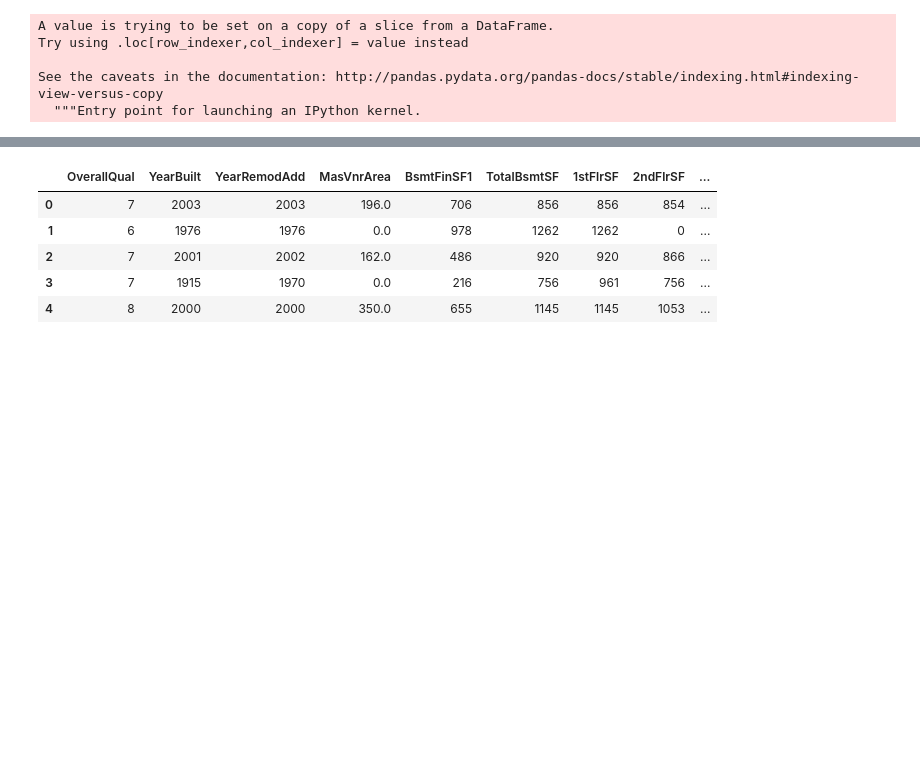
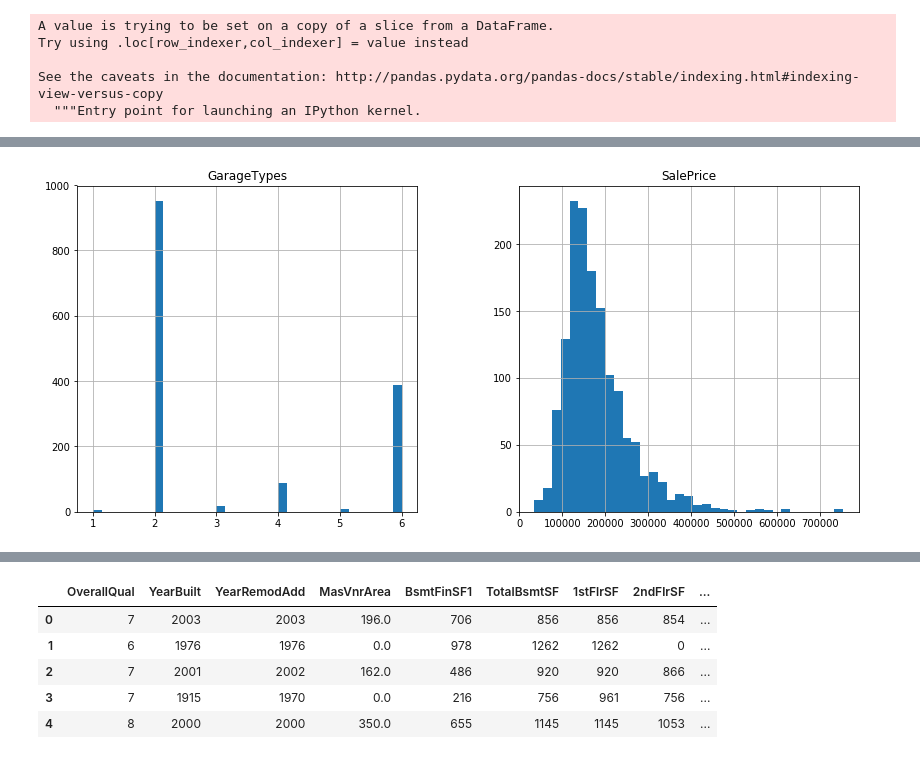
Before and after one commit to UrtziFM/KaggleHousesPrices, a Jupyter notebook: House-Prices-1.ipynb, the cells around one changed output, grey strips where cells are left out. Saved outputs shown, nothing was run; the diff lists cells and outputs as text; code cells hidden in the pictures; blank space fills up the shorter version.

```diff
--- a/House-Prices-1.ipynb
+++ b/House-Prices-1.ipynb
@@ -120,0 +170,4 @@ See the caveats in the documentation: http://pandas.pydata.org/pandas-docs/stabl
+# %%
+df_t1['GarageTypes'] = df_t1['GarageType'].apply(Garage)
+# %%
+df_t1['GarageTypes'] = df_t1['GarageTypes'].replace(0,2)
@@ -120,0 +178,2 @@ See the caveats in the documentation: http://pandas.pydata.org/pandas-docs/stabl
+# %%
+df_plots13 = df_t1[['GarageTypes', 'SalePrice']]
@@ -120,0 +186,4 @@ See the caveats in the documentation: http://pandas.pydata.org/pandas-docs/stabl
+# %%
+df_plots13.hist(figsize=(14,6), bins=35);
+# %% [output]
+[figure, added]
```
Also changed, not shown: parts of 59 cells of this notebook.
